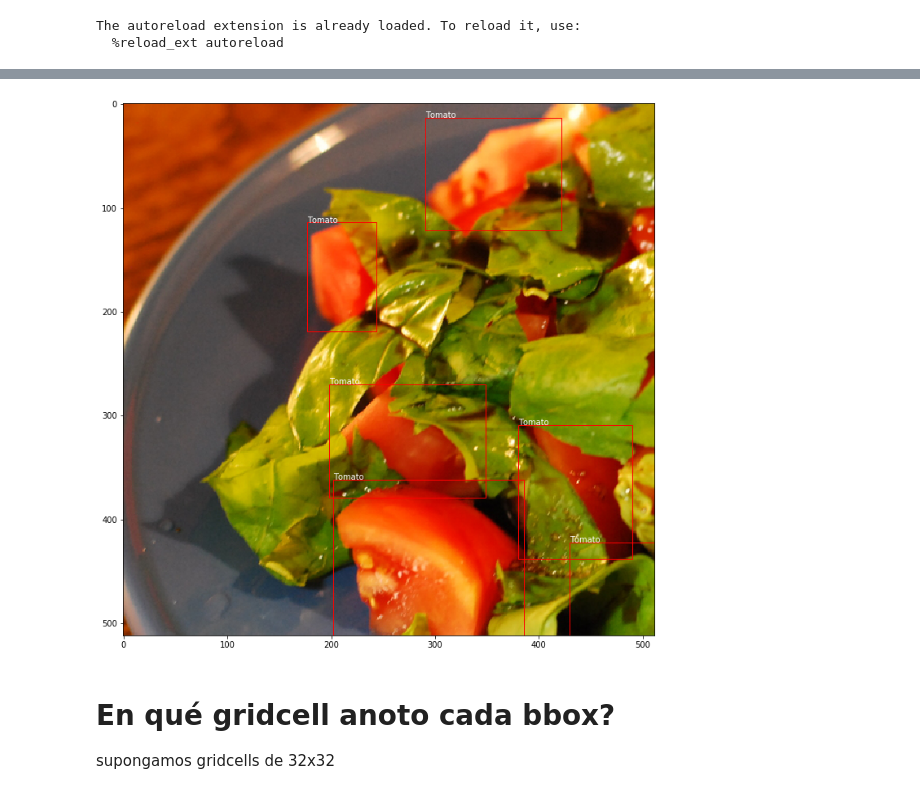
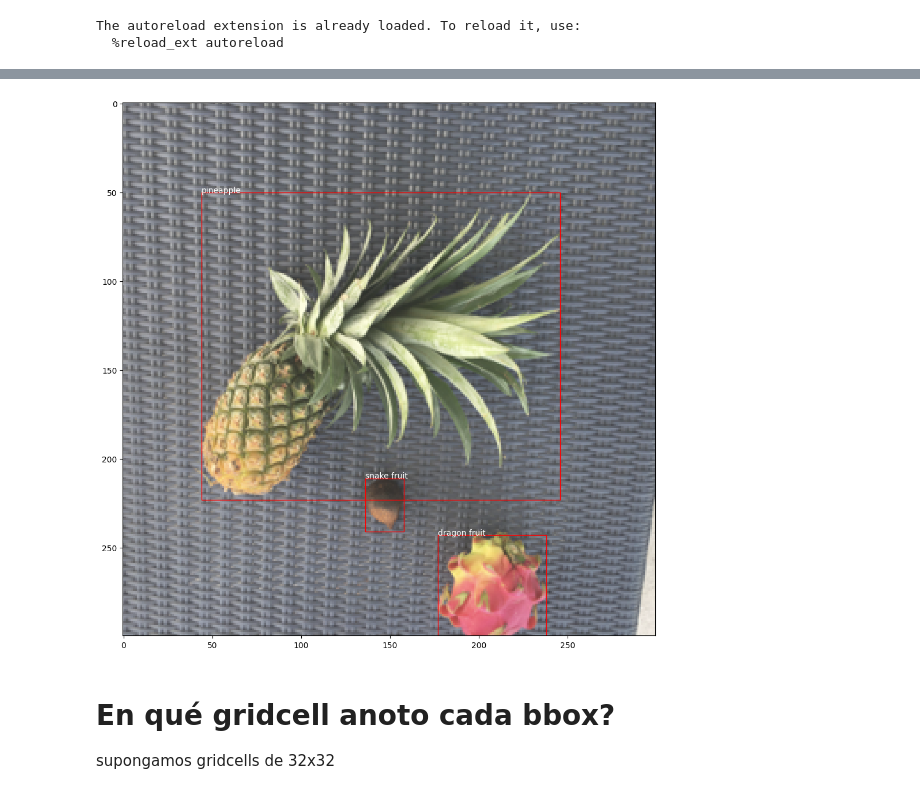
Before and after one commit to Cande-Gioia/YOLO-Fruits-TP, a Jupyter notebook: 3 - Pruebas Albumentations.ipynb, the cells around one changed output, grey strips where cells are left out. Drawn from its saved outputs; the diff is of its cells as text; code cells hidden in the pictures.

```diff
--- a/3 - Pruebas Albumentations.ipynb
+++ b/3 - Pruebas Albumentations.ipynb
@@ -26,9 +28,9 @@ cant_anchor_boxes = len(anchor_boxes)
 # %%
 transform = A.Compose([
-    A.RandomCrop(width=512, height=512),
+    A.RandomCrop(width=300, height=300),
     A.HorizontalFlip(p=0.5),
     A.RandomBrightnessContrast(p=0.2),
-], bbox_params=A.BboxParams(format='coco', min_area=1024, min_visibility=0.1))
+], bbox_params=A.BboxParams(format='coco', min_area=300, min_visibility=0.1, label_fields=["class_labels"]))
 # %%
 df_train.loc[0]
 # %% [output]
@@ -49,4 +50,4 @@ Name: 0, dtype: object
 # %%
 img_nbr=100
-image_name = train_files[img_nbr].stem
+image_name = train_files[img_nbr].stem + ".png"
 image_file = df_train[df_train["image_name"] == image_name]["image"]
@@ -61,3 +69,5 @@ PosixPath('Dataset/train/Apple_Grape_Cantaloupe_Watermelon_Pomegranate_Pineapple
 # %%
 image = np.array(Image.open(image_file.values[0]))
-bboxes = df_train[df_train["image"]==image_file.values[0]][["left","top","delta_x","delta_y","label"]]
+bboxes = df_train[df_train["image"]==image_file.values[0]][["left","top","delta_x","delta_y"]]
+# %%
+labels = df_train[df_train["image"]==image_file.values[0]]["label"]
@@ -85,16 +84,17 @@ array([[247.68, 124.094871, 67.19999999999999, 104.90490000000001,
 # %%
-transformed = transform(image=image, bboxes=bboxes.values)
+transformed = transform(image=image, bboxes=bboxes.values, class_labels = labels)
 # Create figure and axes
 fig,ax = plt.subplots(1, figsize=[12,12])
 plt.imshow(transformed["image"])
-for bbox in transformed["bboxes"]:
+for i in range(len(transformed["bboxes"])):
+    bbox = transformed["bboxes"][i]
     rect = patches.Rectangle((bbox[0],bbox[1]),bbox[2],bbox[3],linewidth=1,edgecolor='r',facecolor='none')
     # Add the patch to the Axes
     ax.add_patch(rect)
-    plt.text(bbox[0],bbox[1],bbox[4], c="w")
+    plt.text(bbox[0],bbox[1], labels[i], c="w")
 plt.show()
 # %% [output]
-[figure, old version]
+[figure, new version]
 # %%
 bboxes_aug = transformed["bboxes"]
 image_aug = transformed["image"]
```
Also changed, not shown: parts of 9 cells of this notebook.
